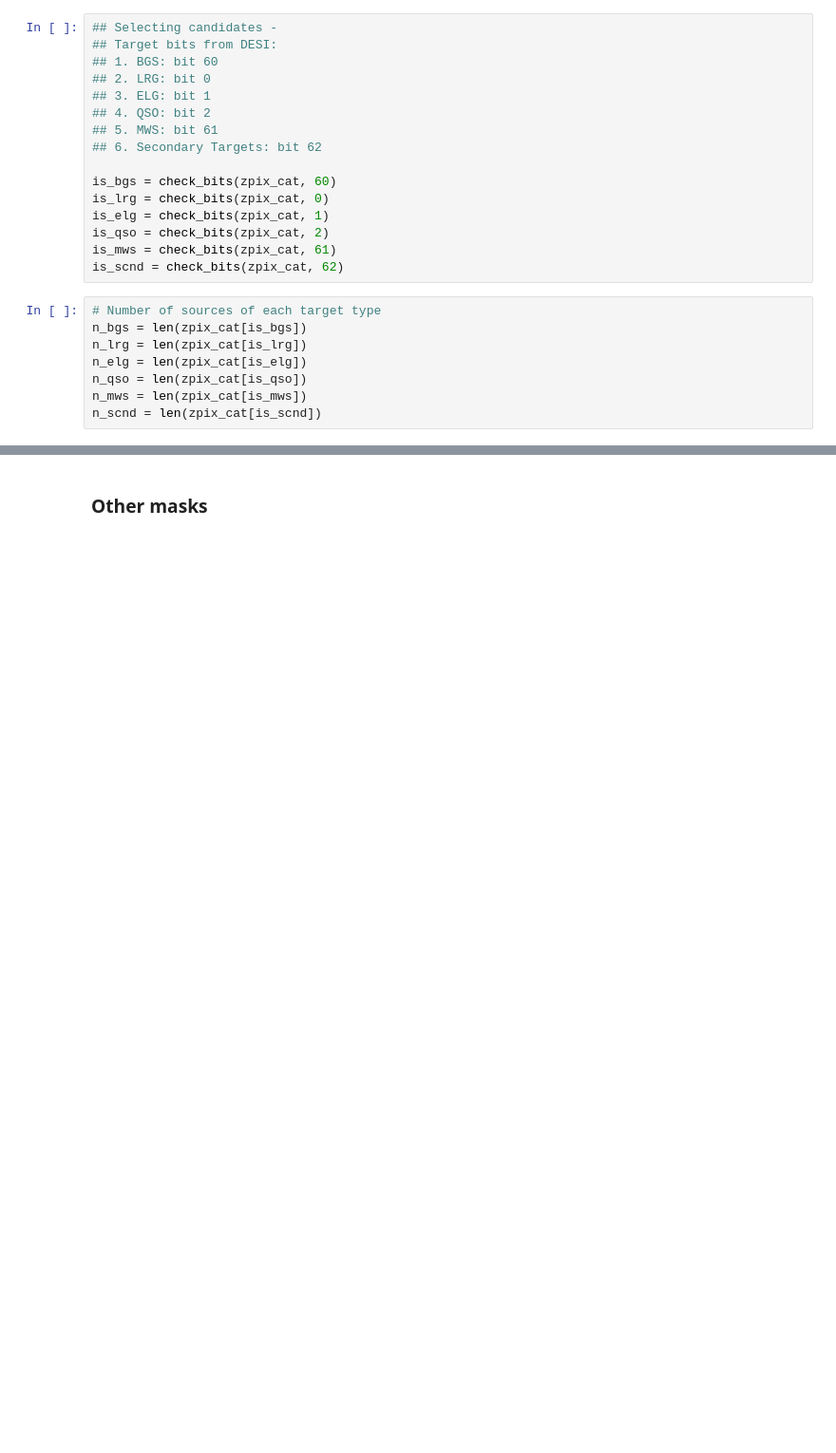
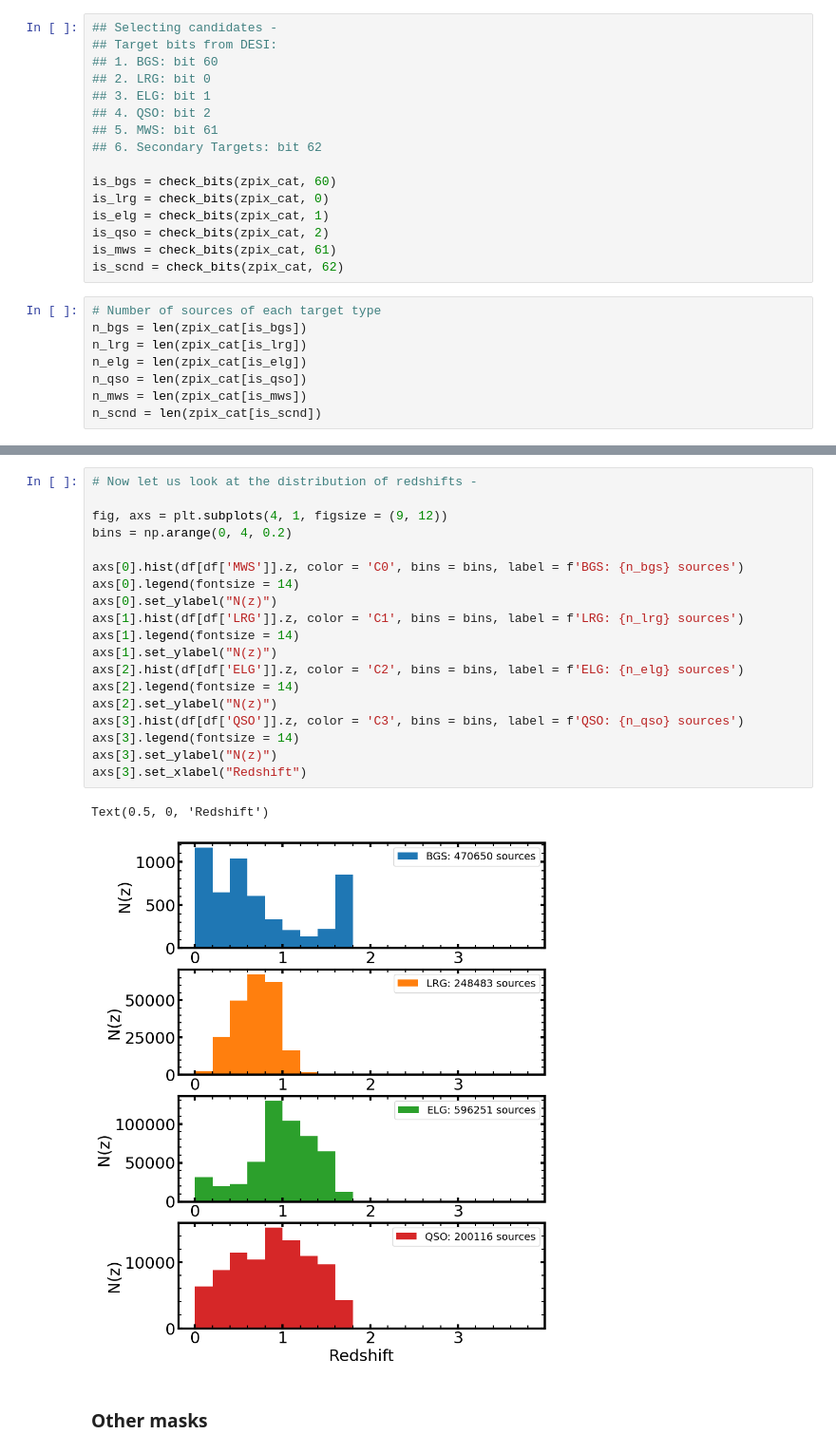
Before and after one commit to sylvielsstfr/DESIGetSpectra, a Jupyter notebook: docs/notebooks/astrodatalab/ExploreDESIGAL/01_DESI_EDR_forPZSedTemplates.ipynb, the cells around one changed output, grey strips where cells are left out. Shown: that part at 95% size. Saved outputs shown, nothing was run; the diff lists cells and outputs as text; blank space fills up the shorter version.

```diff
--- a/docs/notebooks/astrodatalab/ExploreDESIGAL/01_DESI_EDR_forPZSedTemplates.ipynb
+++ b/docs/notebooks/astrodatalab/ExploreDESIGAL/01_DESI_EDR_forPZSedTemplates.ipynb
@@ -387,3 +507,25 @@ axs[3].set_xlabel("Redshift")
+# %%
+# Now let us look at the distribution of redshifts -
+
+fig, axs = plt.subplots(4, 1, figsize = (9, 12))
+bins = np.arange(0, 4, 0.2)
+
+axs[0].hist(df[df['MWS']].z, color = 'C0', bins = bins, label = f'BGS: {n_bgs} sources')
+axs[0].legend(fontsize = 14)
+axs[0].set_ylabel("N(z)")
+axs[1].hist(df[df['LRG']].z, color = 'C1', bins = bins, label = f'LRG: {n_lrg} sources')
+axs[1].legend(fontsize = 14)
+axs[1].set_ylabel("N(z)")
+axs[2].hist(df[df['ELG']].z, color = 'C2', bins = bins, label = f'ELG: {n_elg} sources')
+axs[2].legend(fontsize = 14)
+axs[2].set_ylabel("N(z)")
+axs[3].hist(df[df['QSO']].z, color = 'C3', bins = bins, label = f'QSO: {n_qso} sources')
+axs[3].legend(fontsize = 14)
+axs[3].set_ylabel("N(z)")
+axs[3].set_xlabel("Redshift")
+# %% [output]
+Text(0.5, 0, 'Redshift')
+[figure, added]
 # %% [markdown]
 ### Other masks
 # %% [markdown]
```
Also changed, not shown: parts of 29 cells of this notebook.
